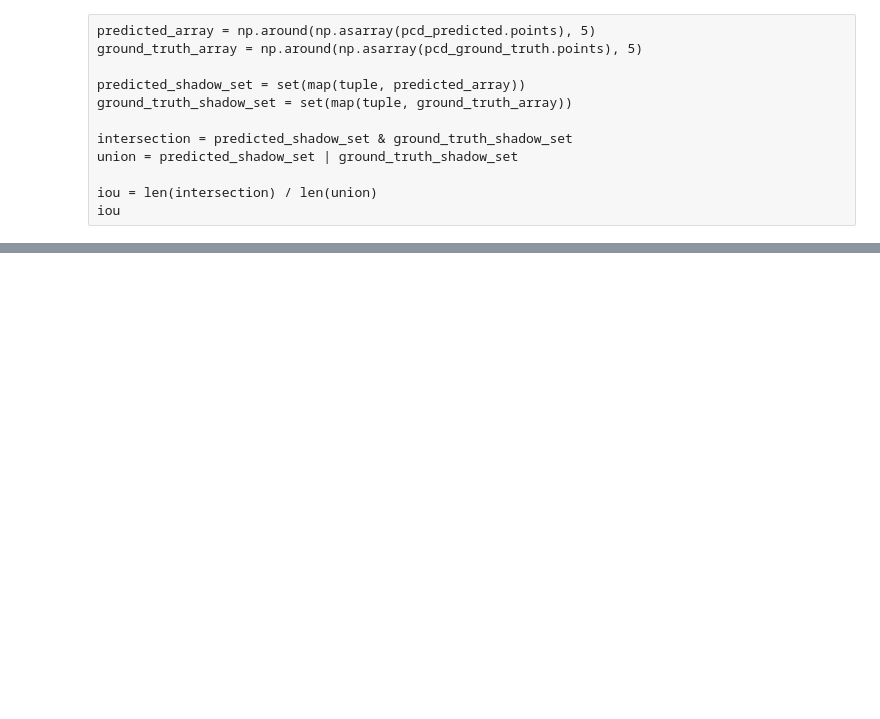
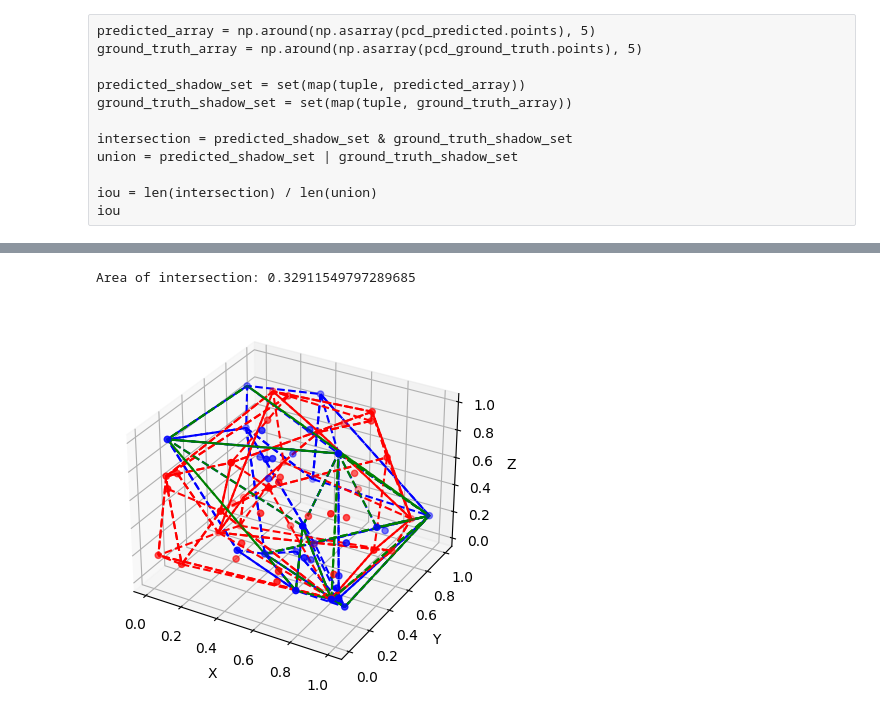
Before and after one commit to bisalgt/spawn_objects_in_carla, a Jupyter notebook: notebooks/comparision between prototype and raycasted prototype.ipynb, the cells around one changed output, grey strips where cells are left out. Cells and saved outputs as stored; diff of their text form; code cells hidden in the pictures; blank space fills up the shorter version.

Commit message:
Finding the Intersection Over Union between two areas of polygon.WORKING

```diff
--- a/notebooks/comparision between prototype and raycasted prototype.ipynb
+++ b/notebooks/comparision between prototype and raycasted prototype.ipynb
@@ -770,0 +809,55 @@ f1_score
+# %%
+import numpy as np
+from scipy.spatial import ConvexHull
+import matplotlib.pyplot as plt
+from mpl_toolkits.mplot3d import Axes3D
+
+# Define two sets of points (replace these with your actual data)
+points1 = np.random.rand(30, 3)  # Example points set 1
+points2 = np.random.rand(40, 3)  # Example points set 2
+
+# Compute convex hulls of the two sets of points
+hull1 = ConvexHull(points1)
+hull2 = ConvexHull(points2)
+
+# Check if the convex hulls intersect
+intersection_indices = np.intersect1d(hull1.vertices, hull2.vertices)
+if len(intersection_indices) == 0:
+    print("Convex hulls do not intersect, area of intersection is zero.")
+else:
+    # Get intersection points
+    intersection_points = points1[intersection_indices]
+
+    # Compute convex hull of intersection points
+    intersection_hull = ConvexHull(intersection_points)
+
+    # Calculate area of the convex hull of the intersection points
+    intersection_area = intersection_hull.volume
+    print("Area of intersection:", intersection_area)
+
+    # Visualization
+    fig = plt.figure()
+    ax = fig.add_subplot(111, projection='3d')
+
+    # Plot points
+    ax.scatter(points1[:, 0], points1[:, 1], points1[:, 2], c='b', marker='o')
+    ax.scatter(points2[:, 0], points2[:, 1], points2[:, 2], c='r', marker='o')
+
+    # Plot convex hulls
+    for simplex in hull1.simplices:
+        ax.plot(points1[simplex, 0], points1[simplex, 1], points1[simplex, 2], 'b--')
+
+    for simplex in hull2.simplices:
+        ax.plot(points2[simplex, 0], points2[simplex, 1], points2[simplex, 2], 'r--')
+
+    for simplex in intersection_hull.simplices:
+        ax.plot(intersection_points[simplex, 0], intersection_points[simplex, 1], intersection_points[simplex, 2], 'g--')
+
+    ax.set_xlabel('X')
+    ax.set_ylabel('Y')
+    ax.set_zlabel('Z')
+
+    plt.show()
+# %% [output]
+Area of intersection: 0.32911549797289685
+[figure, added]
```
Also changed, not shown: parts of 35 cells of this notebook, 5 other files.
